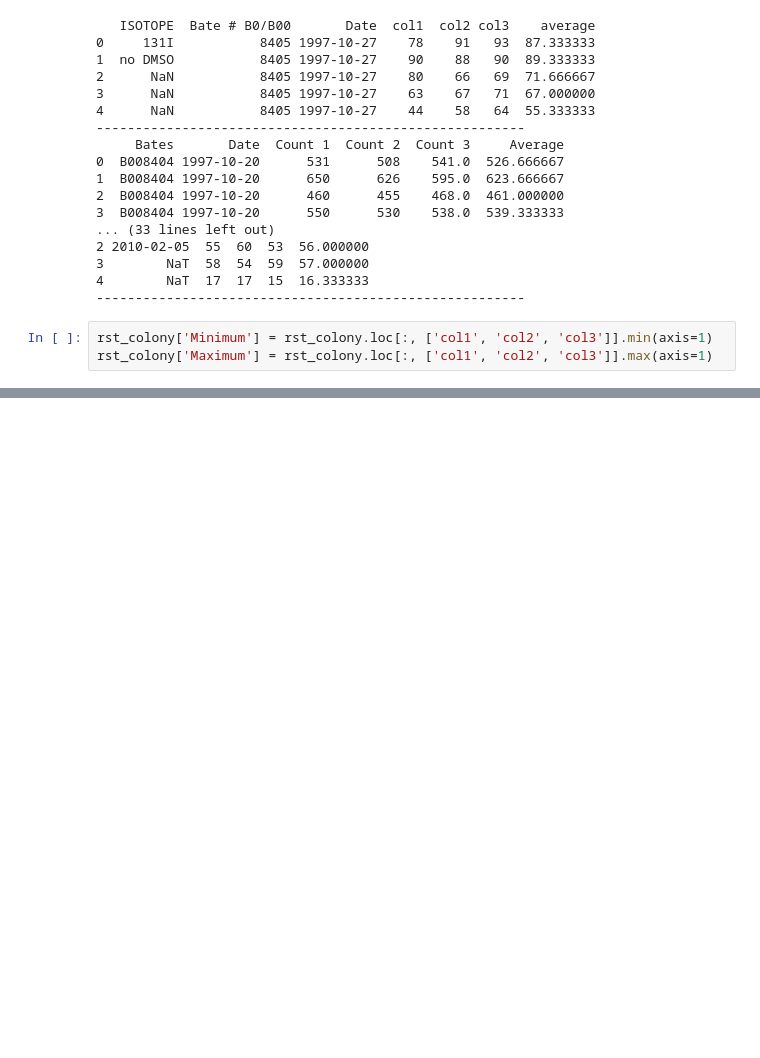
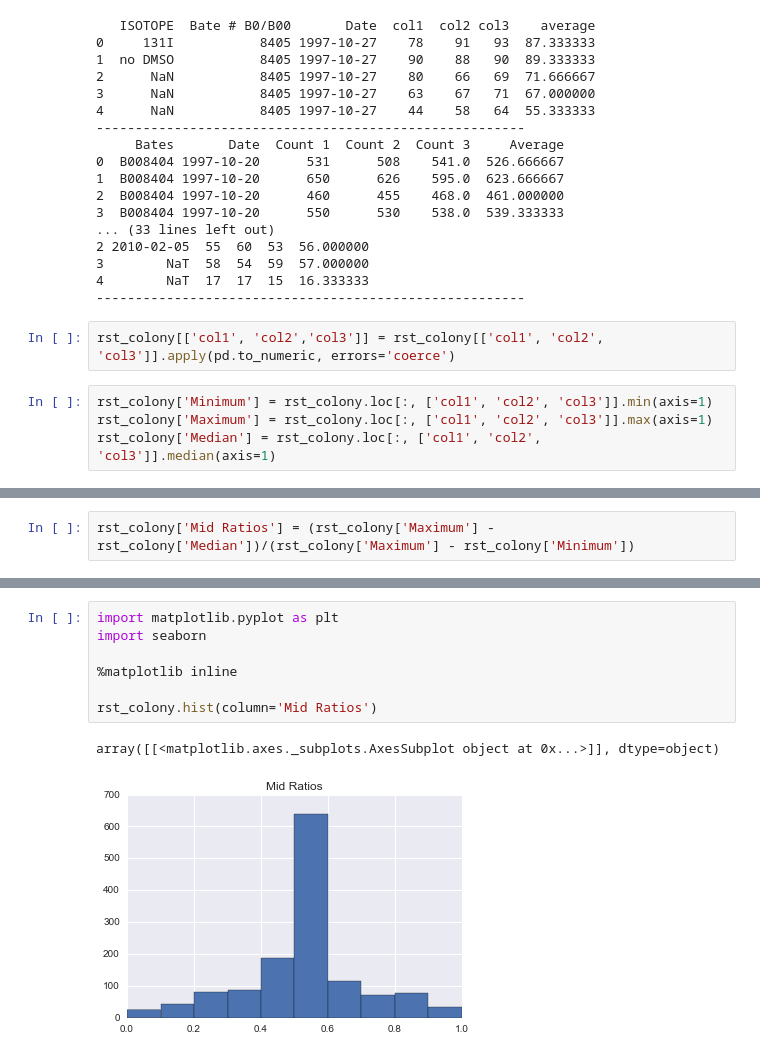
Before and after one commit to sofiatti/stat_analysis_radiobiological_data, a Jupyter notebook: exploring_data.ipynb, the cells around one changed output, grey strips where cells are left out. Drawn from its saved outputs; the diff is of its cells as text; blank space fills up the shorter version.

Commit message:
Got mid-ratio figure for RST!"

```diff
--- a/exploring_data.ipynb
+++ b/exploring_data.ipynb
@@ -42,6 +42,9 @@ for df in all_data:
 3        NaT  58  54  59  57.000000
 4        NaT  17  17  15  16.333333
 -------------------------------------------------------
+# %%
+rst_colony[['col1', 'col2','col3']] = rst_colony[['col1', 'col2', 'col3']].apply(pd.to_numeric, errors='coerce')
 # %%
 rst_colony['Minimum'] = rst_colony.loc[:, ['col1', 'col2', 'col3']].min(axis=1)
 rst_colony['Maximum'] = rst_colony.loc[:, ['col1', 'col2', 'col3']].max(axis=1)
+rst_colony['Median'] = rst_colony.loc[:, ['col1', 'col2', 'col3']].median(axis=1)
@@ -85,0 +51,2 @@ memory usage: 95.8+ KB
+# %%
+rst_colony['Mid Ratios'] = (rst_colony['Maximum'] - rst_colony['Median'])/(rst_colony['Maximum'] - rst_colony['Minimum'])
@@ -85,0 +74,10 @@ memory usage: 95.8+ KB
+# %%
+import matplotlib.pyplot as plt
+import seaborn
+
+%matplotlib inline
+
+rst_colony.hist(column='Mid Ratios')
+# %% [output]
+array([[<matplotlib.axes._subplots.AxesSubplot object at 0x...>]], dtype=object)
+[figure, added]
```
Also changed, not shown: parts of 3 cells of this notebook.
